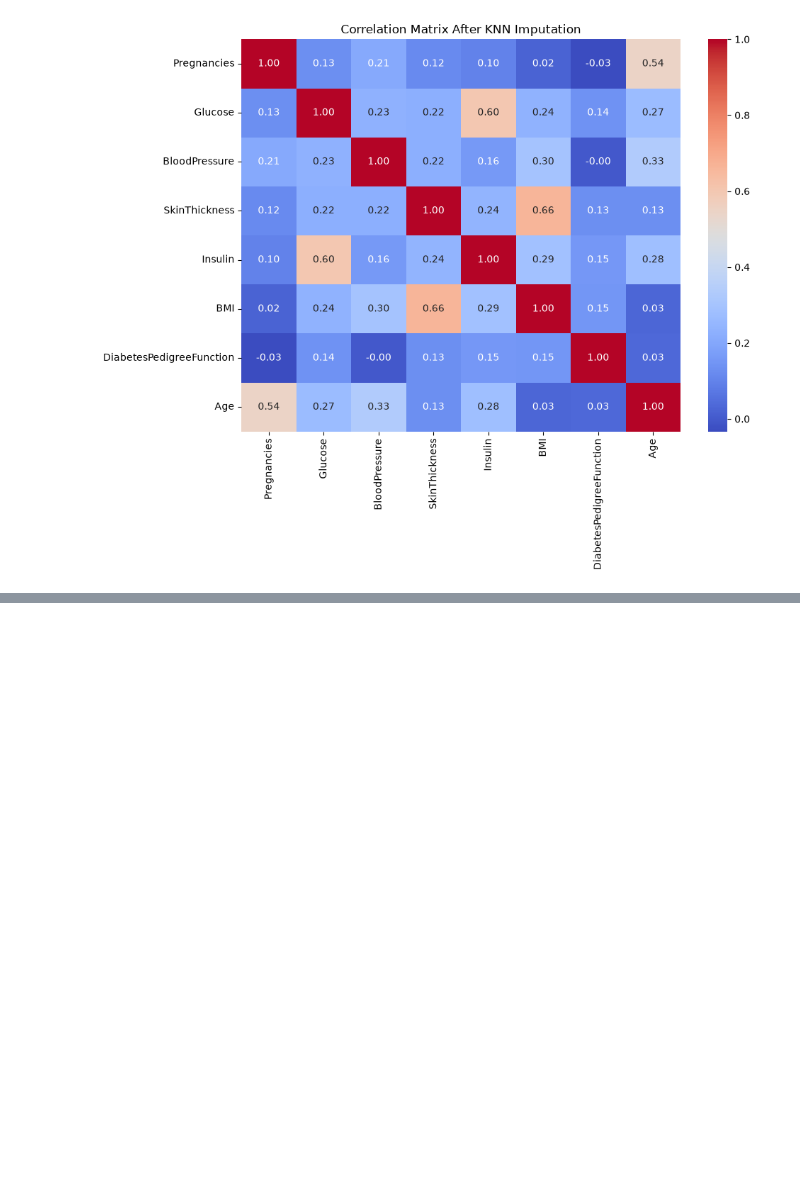
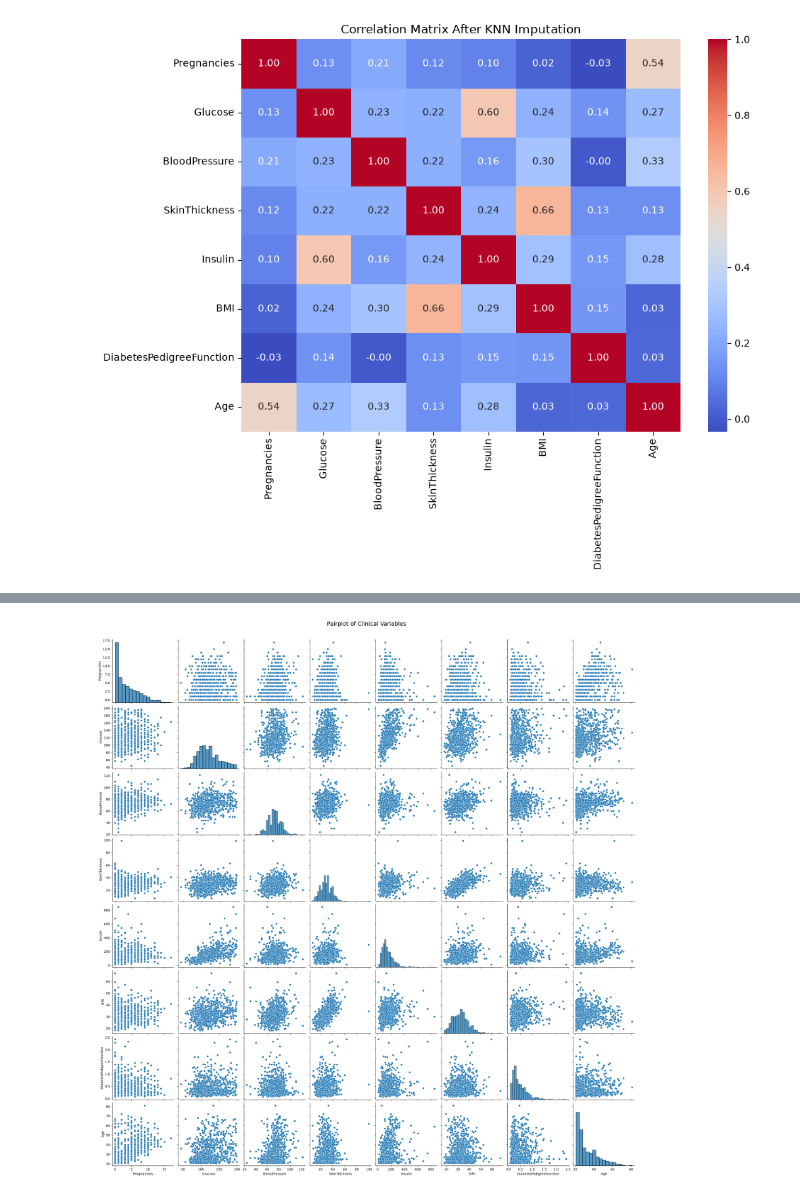
Before and after one commit to lahcen404/GlucoRisk-AI, a Jupyter notebook: notebooks/01_eda.ipynb, the cells around one changed output, grey strips where cells are left out. Cells and saved outputs as stored; diff of their text form; code cells hidden in the pictures; blank space fills up the shorter version.

Commit message:
add graph pairplot

```diff
--- a/notebooks/01_eda.ipynb
+++ b/notebooks/01_eda.ipynb
@@ -539,0 +632,16 @@ plt.show()
+# %%
+sns.pairplot(
+    df_imputed[clinical_columns],
+    height=3,
+    aspect=1
+)
+
+plt.suptitle(
+    "Pairplot of Clinical Variables",
+    y=1.02,
+    fontsize=18
+)
+
+plt.show()
+# %% [output]
+[figure, added]
```
Also changed, not shown: parts of 5 cells of this notebook.
